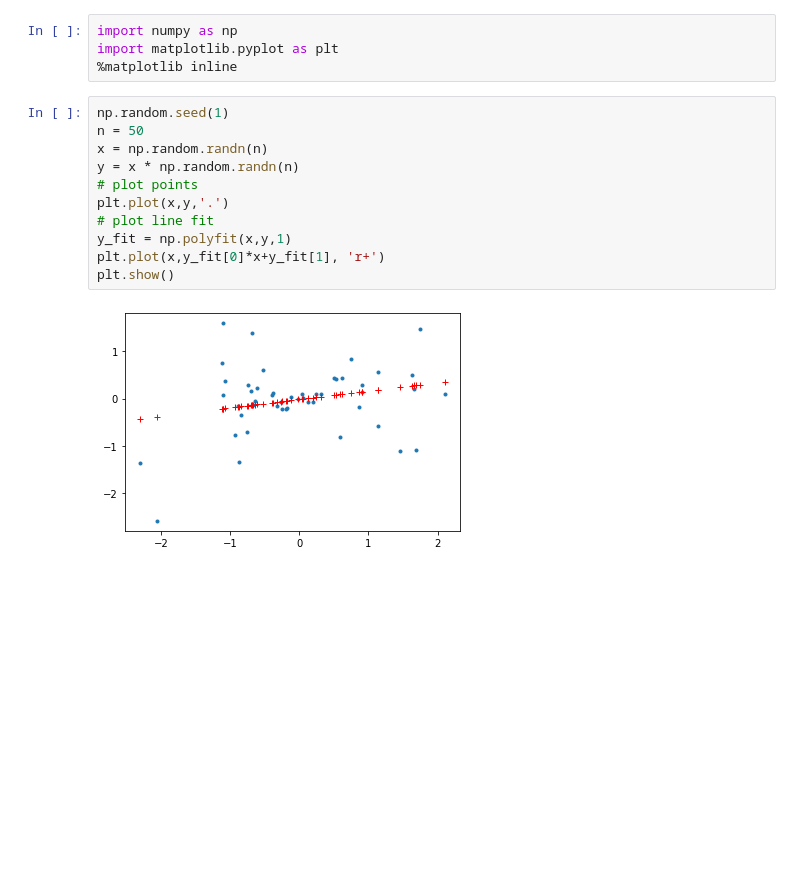
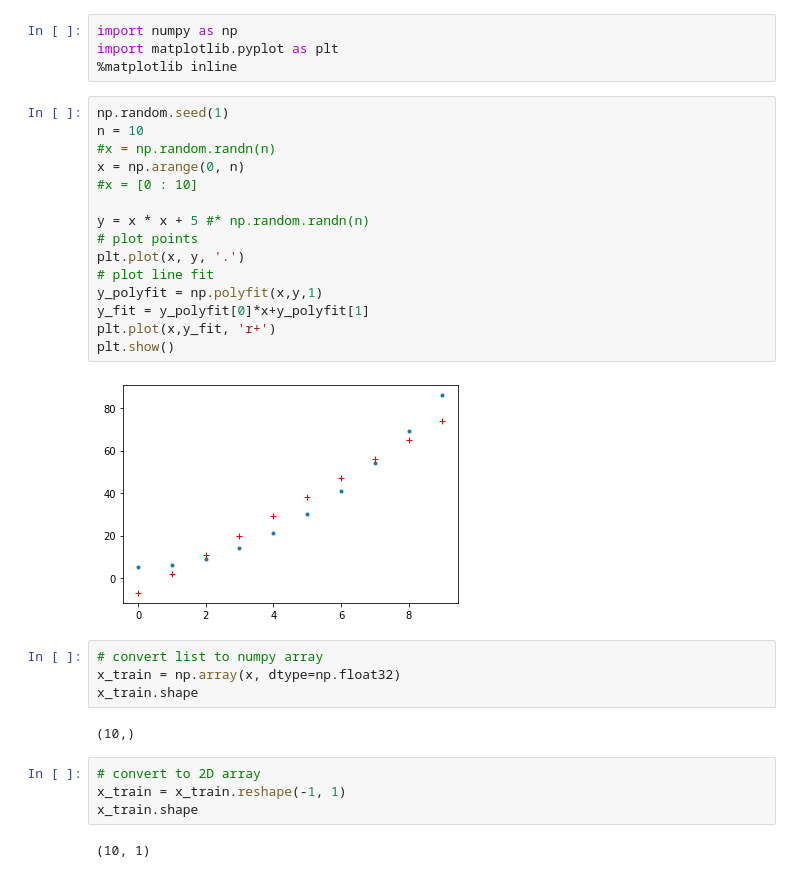
Before and after one commit to veschberwilli/ml_and_dl_stuff, a Jupyter notebook: regression_tasks/regression.ipynb, the cells around one changed output. Drawn from its saved outputs; the diff is of its cells as text; blank space fills up the shorter version.

```diff
--- a/regression_tasks/regression.ipynb
+++ b/regression_tasks/regression.ipynb
@@ -7,14 +7,30 @@ import matplotlib.pyplot as plt
 %matplotlib inline
 # %%
 np.random.seed(1)
-n = 50
-x = np.random.randn(n)
-y = x * np.random.randn(n)
+n = 10
+#x = np.random.randn(n)
+x = np.arange(0, n)
+#x = [0 : 10]
+
+y = x * x + 5 #* np.random.randn(n)
 # plot points
-plt.plot(x,y,'.')
+plt.plot(x, y, '.')
 # plot line fit
-y_fit = np.polyfit(x,y,1)
-plt.plot(x,y_fit[0]*x+y_fit[1], 'r+')
+y_polyfit = np.polyfit(x,y,1)
+y_fit = y_polyfit[0]*x+y_polyfit[1]
+plt.plot(x,y_fit, 'r+')
 plt.show()
 # %% [output]
-[figure, old version]
+[figure, new version]
+# %%
+# convert list to numpy array
+x_train = np.array(x, dtype=np.float32)
+x_train.shape
+# %% [output]
+(10,)
+# %%
+# convert to 2D array
+x_train = x_train.reshape(-1, 1)
+x_train.shape
+# %% [output]
+(10, 1)
```
Also changed, not shown: parts of 9 cells of this notebook, 1 other file.
